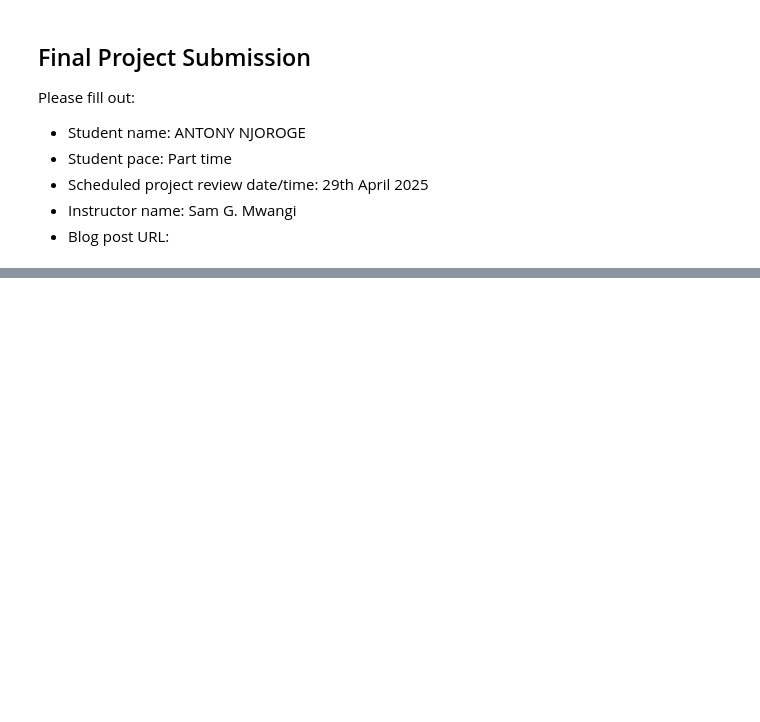
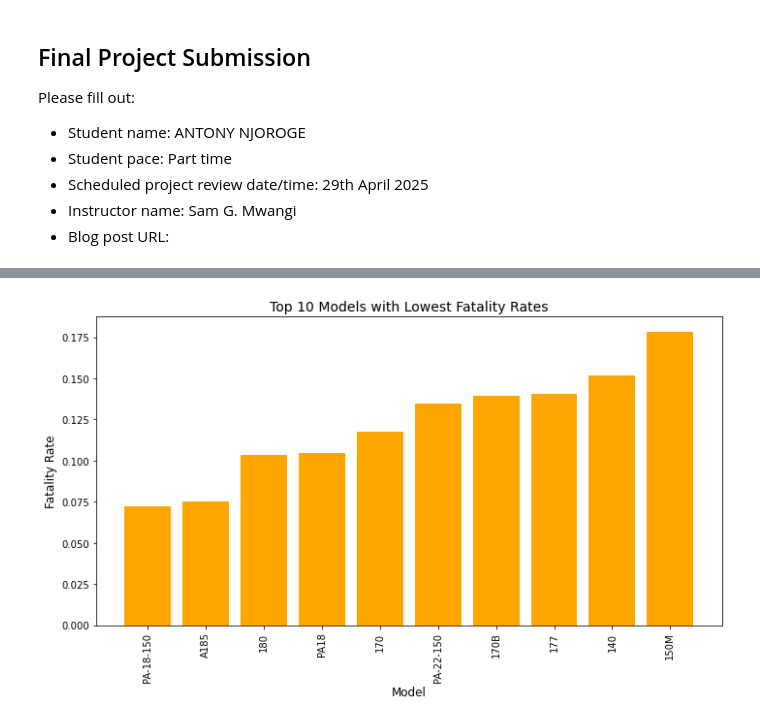
Before and after one commit to PrimeTonyCode/Phase_1_Project, a Jupyter notebook: student.ipynb, the cells around one changed output, grey strips where cells are left out. Drawn from its saved outputs; the diff is of its cells as text; code cells hidden in the pictures; blank space fills up the shorter version.

```diff
--- a/student.ipynb
+++ b/student.ipynb
@@ -84,0 +130,17 @@ df = df.apply(lambda x: x.str.strip() if x.dtype == "object" else x)
+# %%
+X = 50
+
+# Filter models with at least X accidents
+models_with_min_accidents = airplanes_data.groupby('Model').filter(lambda x: len(x) >= X)
+
+# Calculate fatality rate for each model
+fatality_rates = models_with_min_accidents.groupby('Model').agg(
+    total_accidents=('Event.Id', 'count'),
+    total_fatalities=('Total.Fatal.Injuries', 'sum')
+)
+fatality_rates['fatality_rate'] = fatality_rates['total_fatalities'] / fatality_rates['total_accidents']
+
+# Sort by fatality rate in ascending order
+lowest_fatality_rates = fatality_rates.sort_values('fatality_rate', ascending=True)
+
+# lowest_fatality_rates.head()
@@ -84,0 +217,11 @@ df = df.apply(lambda x: x.str.strip() if x.dtype == "object" else x)
+# %%
+plt.figure(figsize=(10, 6))
+plt.bar(lowest_fatality_rates.index[:10], lowest_fatality_rates['fatality_rate'][:10], color='orange')
+plt.xlabel('Model', fontsize=12)
+plt.ylabel('Fatality Rate', fontsize=12)
+plt.title('Top 10 Models with Lowest Fatality Rates', fontsize=14)
+plt.xticks(rotation=90)
+plt.tight_layout()
+plt.show()
+# %% [output]
+[figure, added]
```
Also changed, not shown: parts of 20 cells of this notebook, 1 other file.
